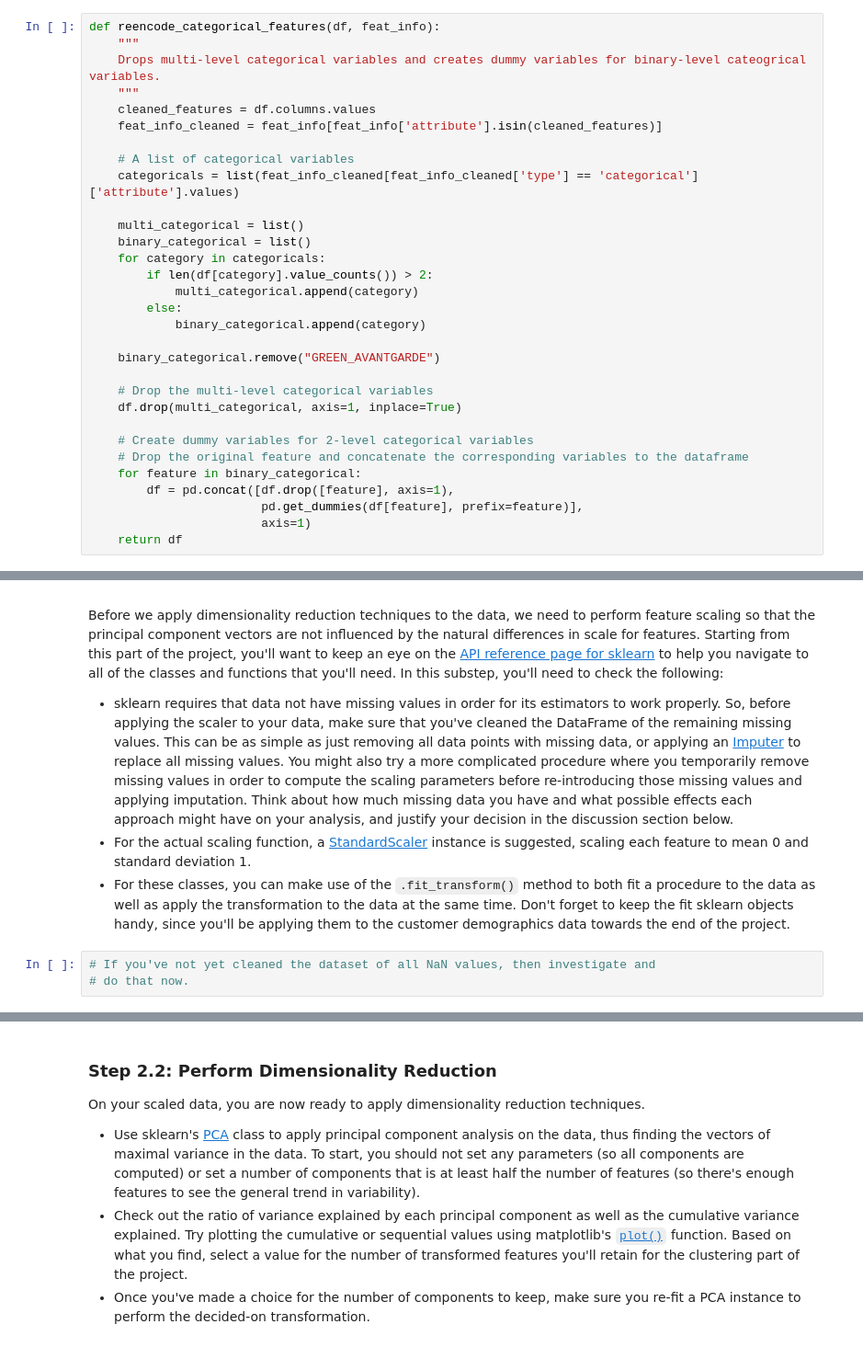
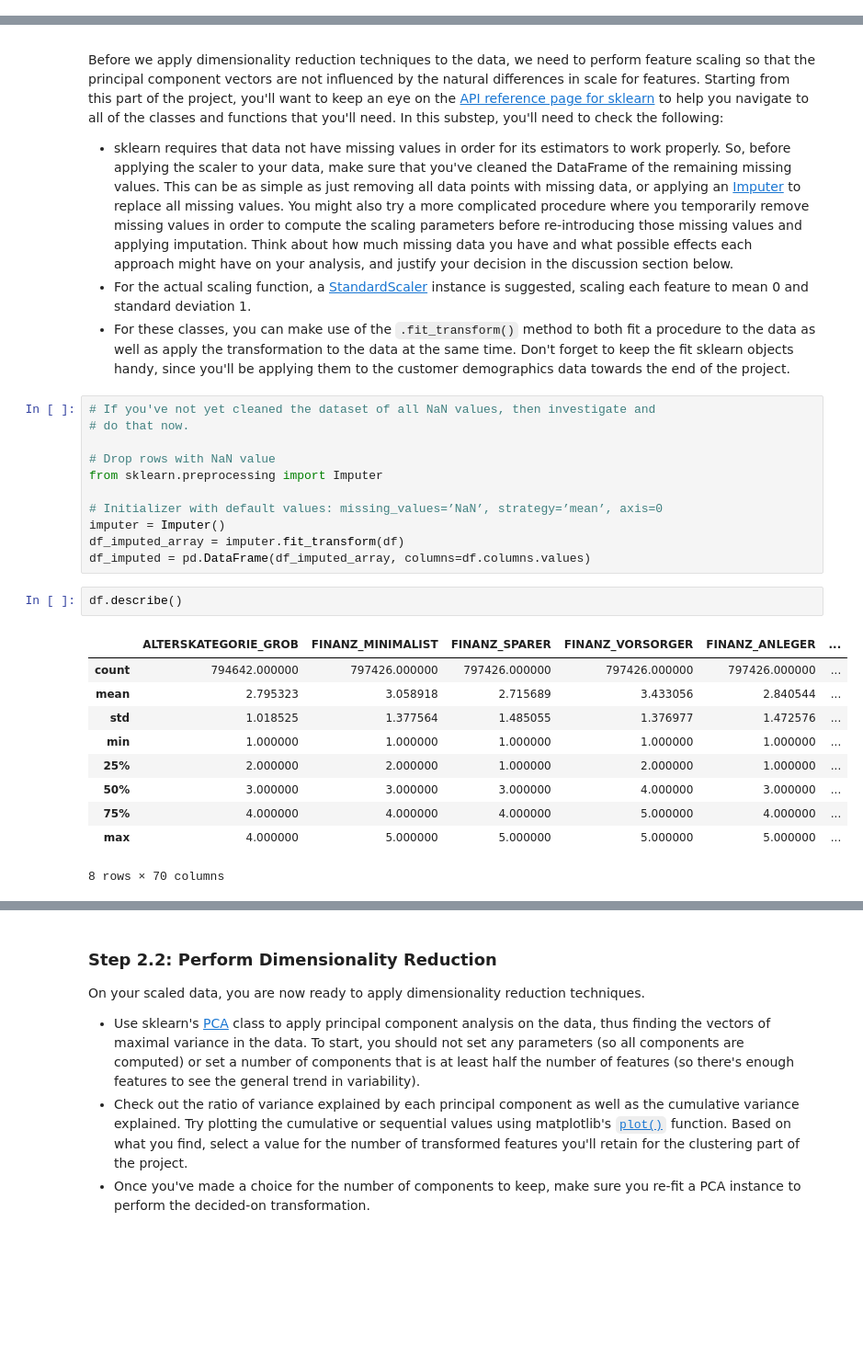
Before and after one commit to nirajpandkar/arvato-customer-segment-identification, a Jupyter notebook: Identify_Customer_Segments.ipynb, the cells around one changed output, grey strips where cells are left out. Shown at 92% size. Saved outputs shown, nothing was run; the diff lists cells and outputs as text; blank space fills up the shorter version.

```diff
--- a/Identify_Customer_Segments.ipynb
+++ b/Identify_Customer_Segments.ipynb
@@ -515,34 +306,3 @@ def process_CI2015(df):
-# %%
-def reencode_categorical_features(df, feat_info):
-    """
-    Drops multi-level categorical variables and creates dummy variables for binary-level cateogrical variables.
-    """
-    cleaned_features = df.columns.values
-    feat_info_cleaned = feat_info[feat_info['attribute'].isin(cleaned_features)]
-
-    # A list of categorical variables
-    categoricals = list(feat_info_cleaned[feat_info_cleaned['type'] == 'categorical']['attribute'].values)
-
-    multi_categorical = list()
-    binary_categorical = list()
-    for category in categoricals:
-        if len(df[category].value_counts()) > 2:
-            multi_categorical.append(category)
-        else:
-            binary_categorical.append(category)
-
-    binary_categorical.remove("GREEN_AVANTGARDE")
-
-    # Drop the multi-level categorical variables
-    df.drop(multi_categorical, axis=1, inplace=True)
-
-    # Create dummy variables for 2-level categorical variables
-    # Drop the original feature and concatenate the corresponding variables to the dataframe
-    for feature in binary_categorical:
-        df = pd.concat([df.drop([feature], axis=1),
-                        pd.get_dummies(df[feature], prefix=feature)],
-                        axis=1)
-    return df
 # %%
 azdias_reengineered_CI2015 = process_CI2015(azdias_reengineered_PJ)
 # %%
@@ -665,3 +401,24 @@ Before we apply dimensionality reduction techniques to the data, we need to perf
 # %%
 # If you've not yet cleaned the dataset of all NaN values, then investigate and
 # do that now.
+
+# Drop rows with NaN value
+from sklearn.preprocessing import Imputer
+
+# Initializer with default values: missing_values=’NaN’, strategy=’mean’, axis=0
+imputer = Imputer()
+df_imputed_array = imputer.fit_transform(df)
+df_imputed = pd.DataFrame(df_imputed_array, columns=df.columns.values)
+# %%
+df.describe()
+# %% [output]
+|  | ALTERSKATEGORIE_GROB | FINANZ_MINIMALIST | FINANZ_SPARER | FINANZ_VORSORGER | FINANZ_ANLEGER | ... |
+| count | 794642.000000 | 797426.000000 | 797426.000000 | 797426.000000 | 797426.000000 | ... |
+| mean | 2.795323 | 3.058918 | 2.715689 | 3.433056 | 2.840544 | ... |
+| std | 1.018525 | 1.377564 | 1.485055 | 1.376977 | 1.472576 | ... |
+| min | 1.000000 | 1.000000 | 1.000000 | 1.000000 | 1.000000 | ... |
+| 25% | 2.000000 | 2.000000 | 1.000000 | 2.000000 | 1.000000 | ... |
+| 50% | 3.000000 | 3.000000 | 3.000000 | 4.000000 | 3.000000 | ... |
+| 75% | 4.000000 | 4.000000 | 4.000000 | 5.000000 | 4.000000 | ... |
+| max | 4.000000 | 5.000000 | 5.000000 | 5.000000 | 5.000000 | ... |
+8 rows × 70 columns
```
Also changed, not shown: parts of 47 cells of this notebook, 3 other files.
